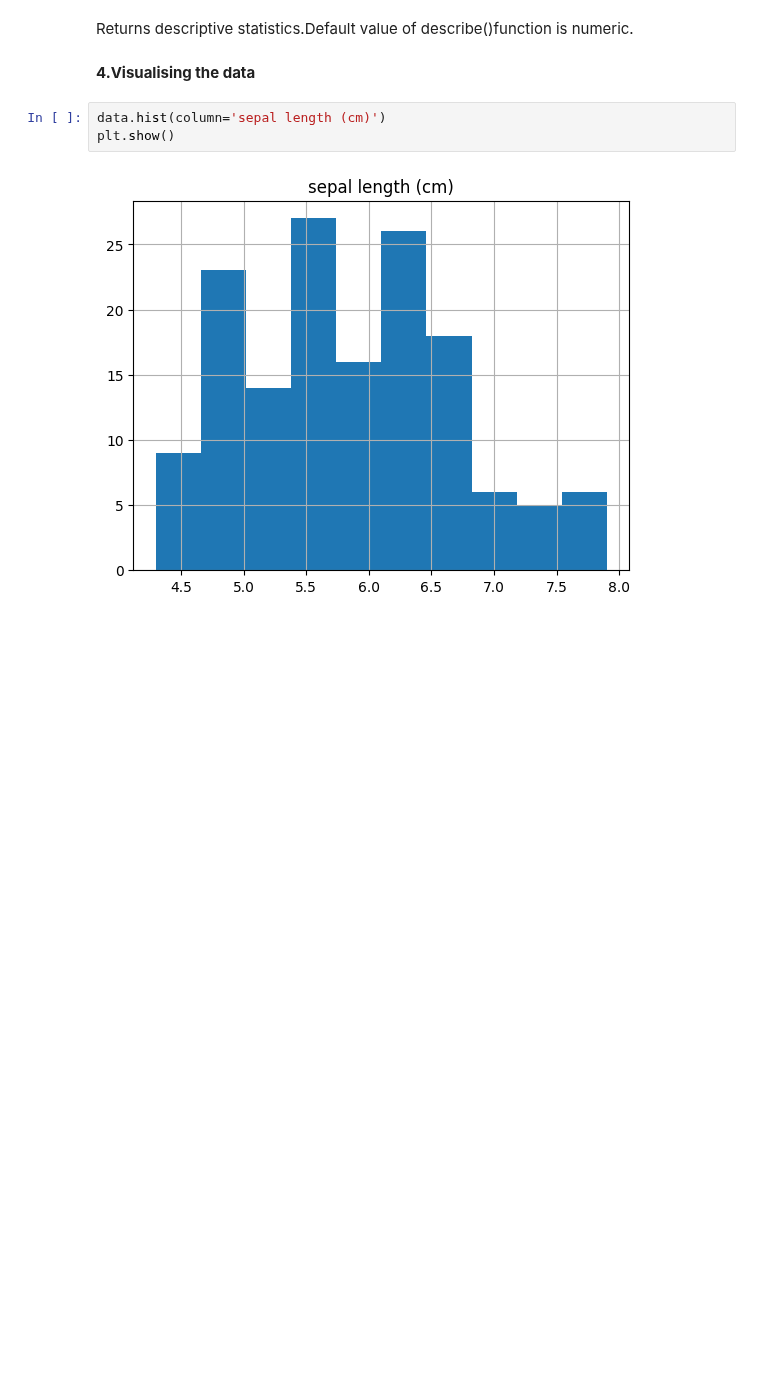
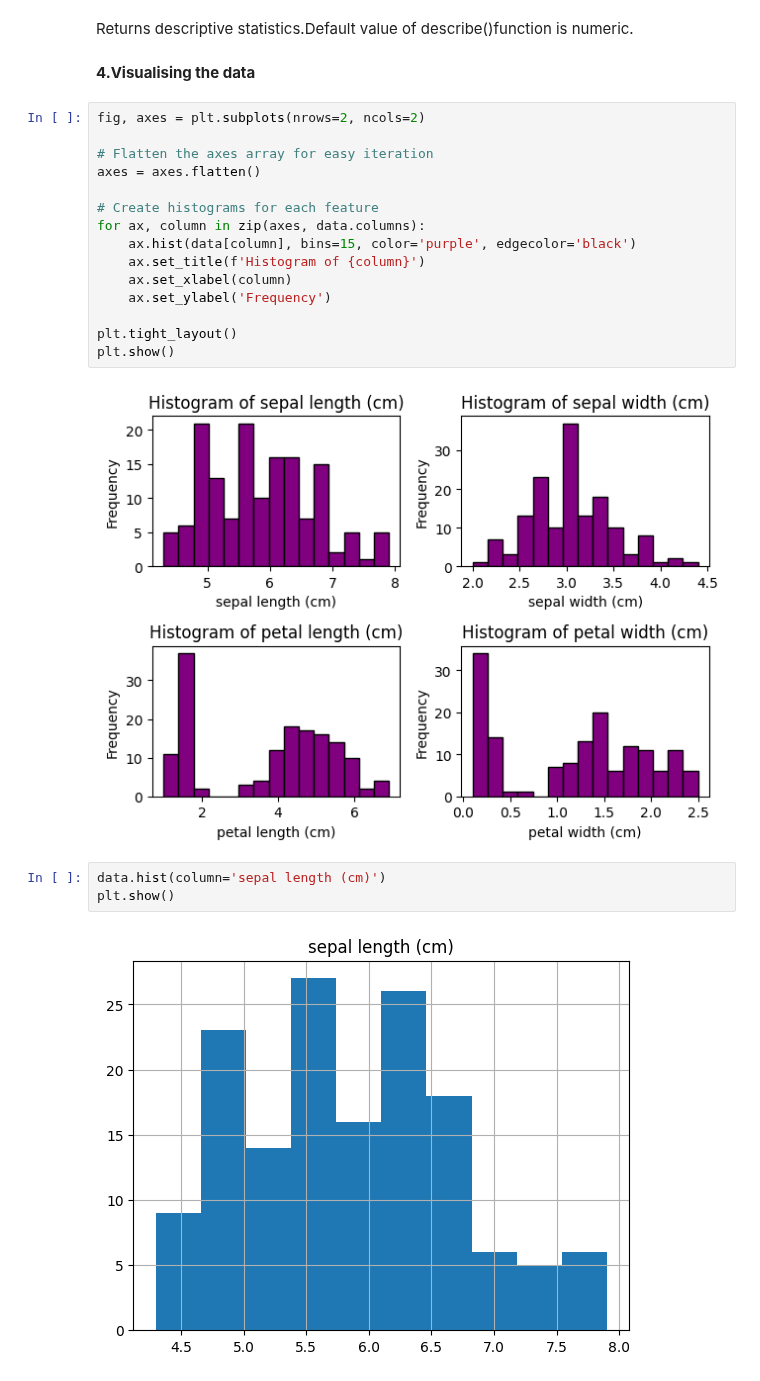
Before and after one commit to Feriel080/fdmia, a Jupyter notebook: knn_kmeans/Clustering_KMeans.ipynb, the cells around one changed output. Saved outputs shown, nothing was run; the diff lists cells and outputs as text; blank space fills up the shorter version.

Commit message:
changing a plot

```diff
--- a/knn_kmeans/Clustering_KMeans.ipynb
+++ b/knn_kmeans/Clustering_KMeans.ipynb
@@ -71,6 +71,23 @@ data.describe()    # or  data.describe(include='all')
 Returns descriptive statistics.Default value of describe()function is numeric.
 # %% [markdown]
 **4.Visualising the data**
+# %%
+fig, axes = plt.subplots(nrows=2, ncols=2)
+
+# Flatten the axes array for easy iteration
+axes = axes.flatten()
+
+# Create histograms for each feature
+for ax, column in zip(axes, data.columns):
+    ax.hist(data[column], bins=15, color='purple', edgecolor='black')
+    ax.set_title(f'Histogram of {column}')
+    ax.set_xlabel(column)
+    ax.set_ylabel('Frequency')
+
+plt.tight_layout()
+plt.show()
+# %% [output]
+[figure, added]
 # %%
 data.hist(column='sepal length (cm)')
 plt.show()
```
Also changed, not shown: parts of 1 cell of this notebook.
